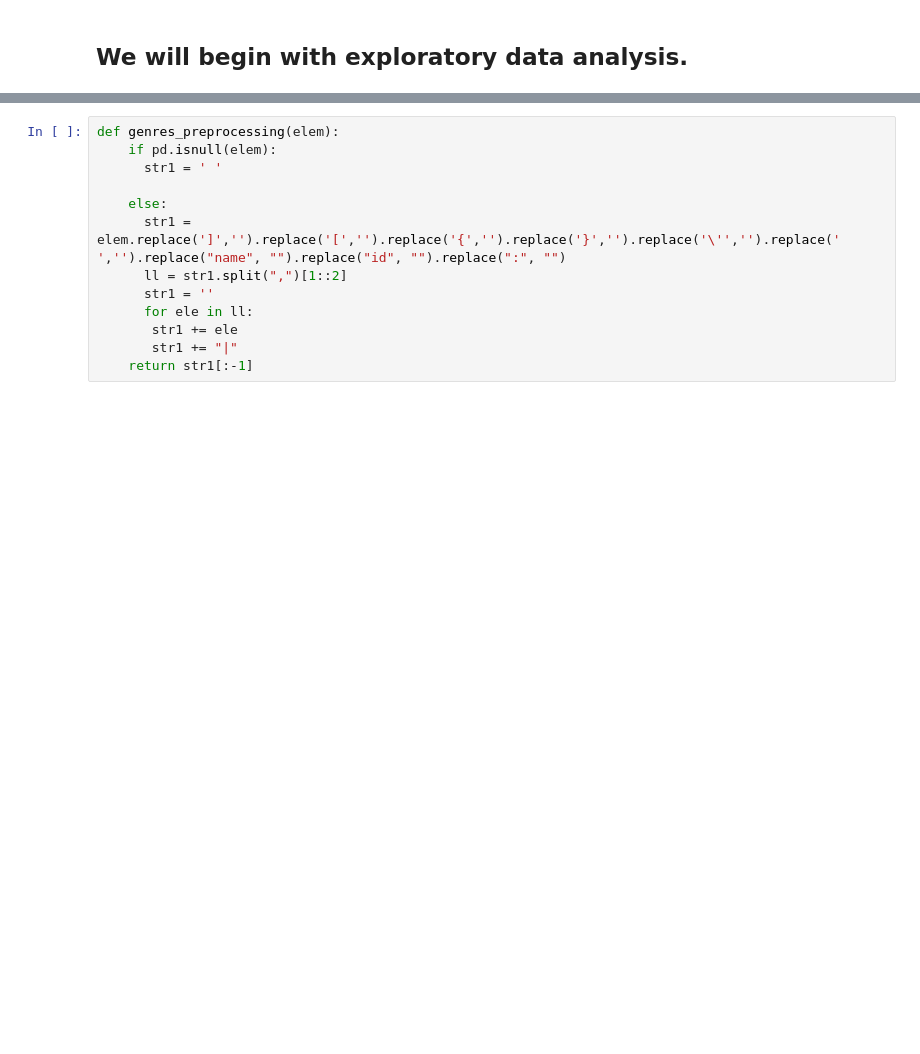
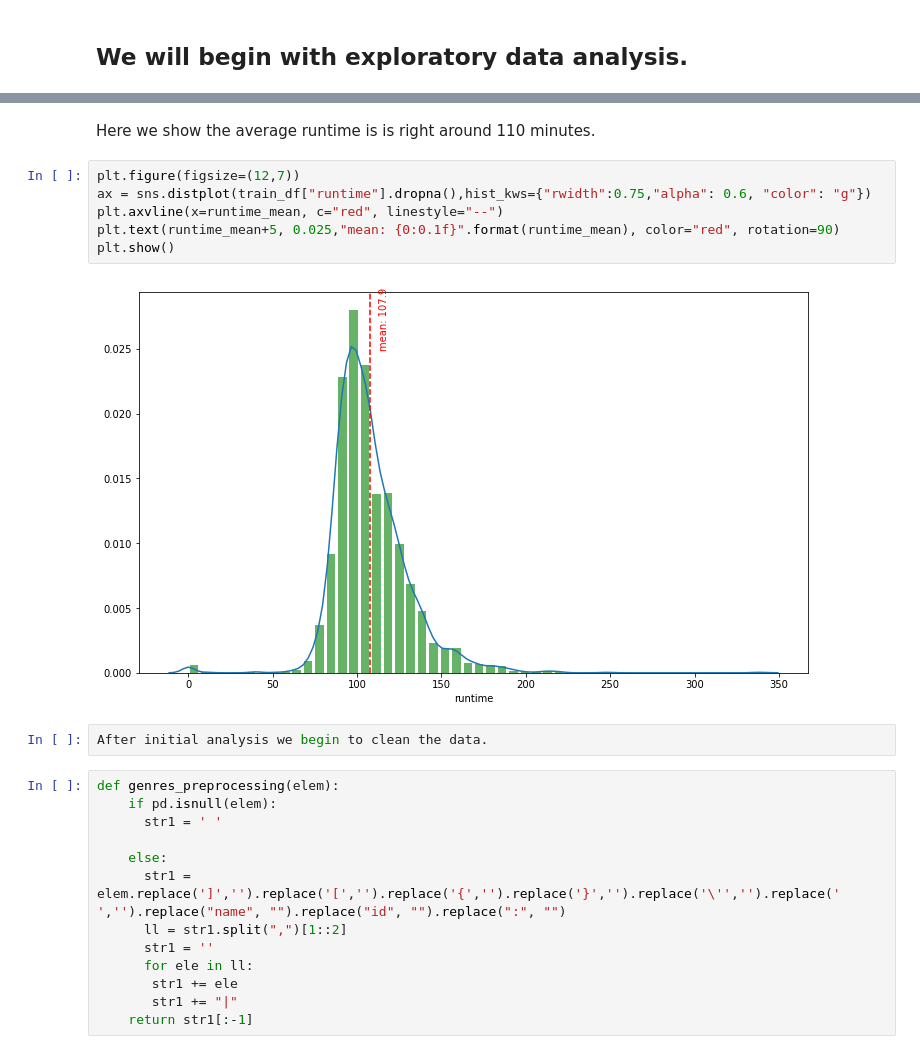
Before and after one commit to jolonia/Predicting-box-office-revenue, a Jupyter notebook: Project_3_Data_Cleaning_JO.ipynb, the cells around one changed output, grey strips where cells are left out. Drawn from its saved outputs; the diff is of its cells as text; blank space fills up the shorter version.

```diff
--- a/Project_3_Data_Cleaning_JO.ipynb
+++ b/Project_3_Data_Cleaning_JO.ipynb
@@ -53,3 +57,15 @@ train_df.plot(kind='scatter', x = 'budget', y= 'revenue')
+# %% [markdown]
+Here we show the average runtime is is right around 110 minutes.
+# %%
+plt.figure(figsize=(12,7))
+ax = sns.distplot(train_df["runtime"].dropna(),hist_kws={"rwidth":0.75,"alpha": 0.6, "color": "g"})
+plt.axvline(x=runtime_mean, c="red", linestyle="--")
+plt.text(runtime_mean+5, 0.025,"mean: {0:0.1f}".format(runtime_mean), color="red", rotation=90)
+plt.show()
+# %% [output]
+[figure, added]
+# %%
+After initial analysis we begin to clean the data.
 # %%
 def genres_preprocessing(elem):
     if pd.isnull(elem):
```
Also changed, not shown: parts of 17 cells of this notebook.
